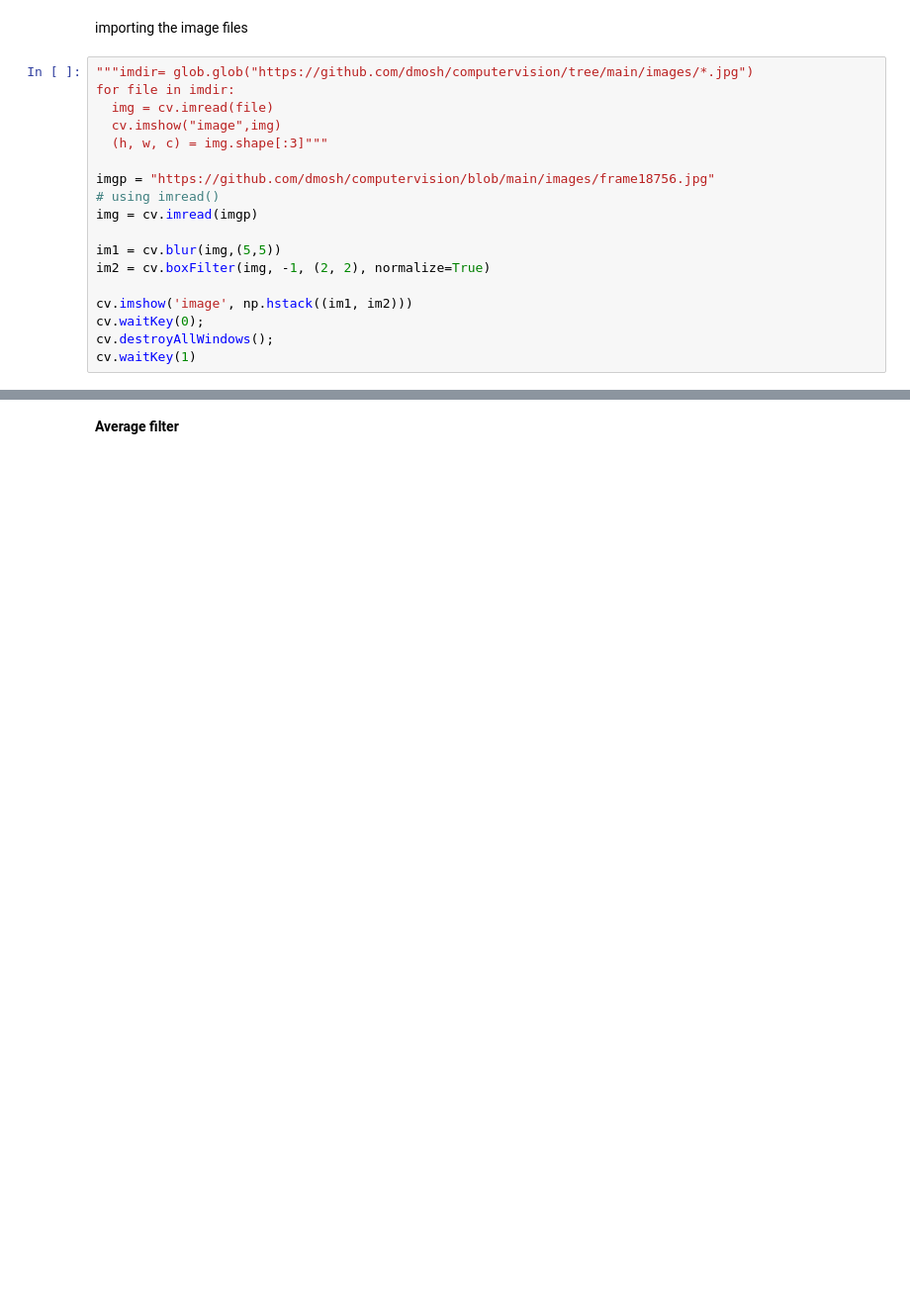
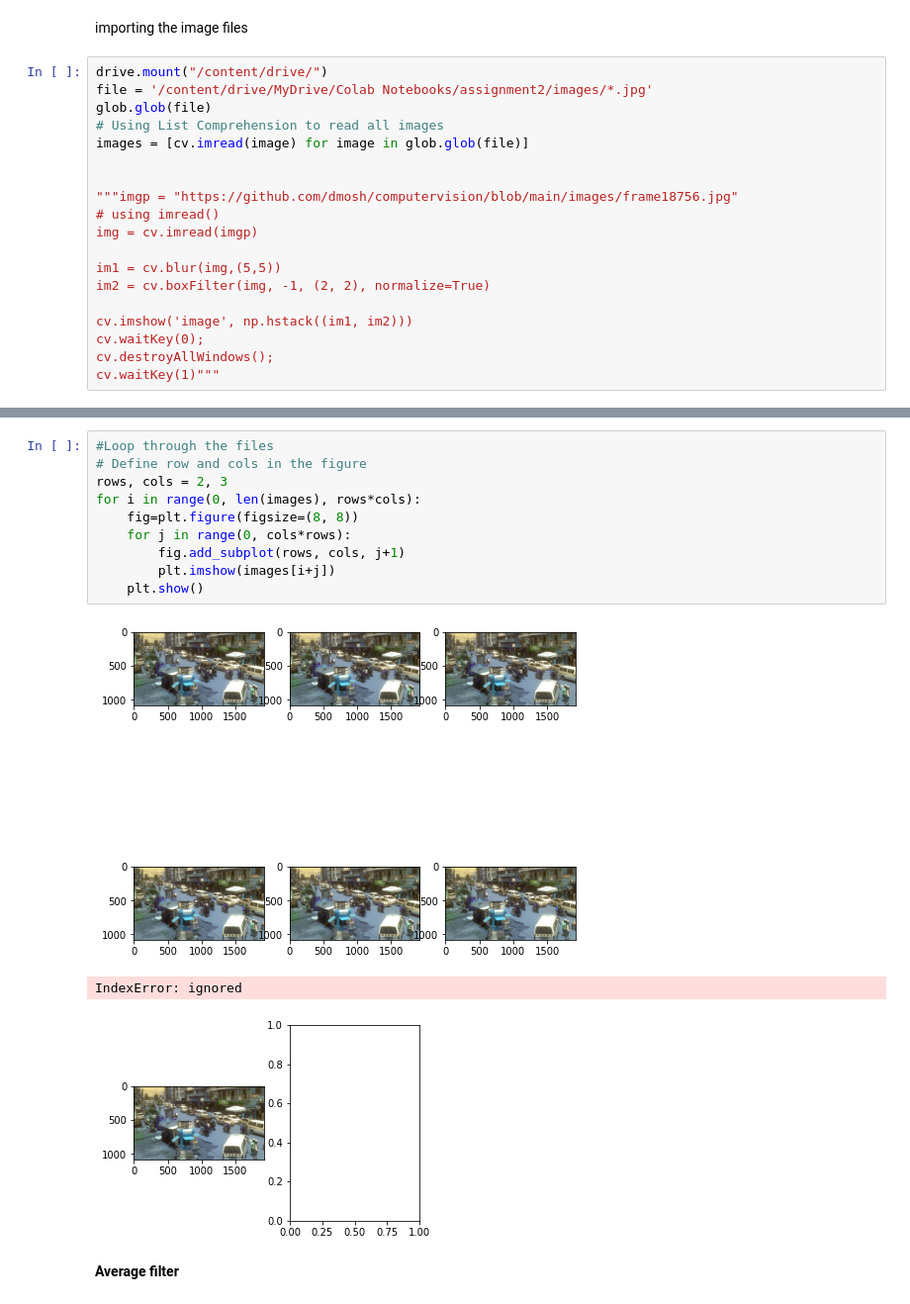
Before and after one commit to dmosh/computervision, a Jupyter notebook: assignment_2.ipynb, the cells around one changed output, grey strips where cells are left out. Shown: that part at 99% size. Cells and saved outputs as stored; diff of their text form; blank space fills up the shorter version.

```diff
--- a/assignment_2.ipynb
+++ b/assignment_2.ipynb
@@ -13,13 +15,14 @@ import glob
 # %% [markdown]
 importing the image files
 # %%
-"""imdir= glob.glob("https://github.com/dmosh/computervision/tree/main/images/*.jpg")
-for file in imdir:
-  img = cv.imread(file)
-  cv.imshow("image",img)
-  (h, w, c) = img.shape[:3]"""
+drive.mount("/content/drive/")
+file = '/content/drive/MyDrive/Colab Notebooks/assignment2/images/*.jpg'
+glob.glob(file)
+# Using List Comprehension to read all images
+images = [cv.imread(image) for image in glob.glob(file)]
 
-imgp = "https://github.com/dmosh/computervision/blob/main/images/frame18756.jpg"
+
+"""imgp = "https://github.com/dmosh/computervision/blob/main/images/frame18756.jpg"
 # using imread()
 img = cv.imread(imgp)
 
@@ -29,5 +32,5 @@ im2 = cv.boxFilter(img, -1, (2, 2), normalize=True)
 cv.imshow('image', np.hstack((im1, im2)))
 cv.waitKey(0);
 cv.destroyAllWindows();
-cv.waitKey(1)
+cv.waitKey(1)"""
 # %% [output]
@@ -35,2 +39,16 @@ error: ignored
+# %%
+#Loop through the files
+# Define row and cols in the figure
+rows, cols = 2, 3
+for i in range(0, len(images), rows*cols):
+    fig=plt.figure(figsize=(8, 8))
+    for j in range(0, cols*rows):
+        fig.add_subplot(rows, cols, j+1)
+        plt.imshow(images[i+j])
+    plt.show()
+# %% [output]
+[figure, added]
+IndexError: ignored
+[figure, added]
 # %% [markdown]
 **Average filter**
```
Also changed, not shown: parts of 2 cells of this notebook.
